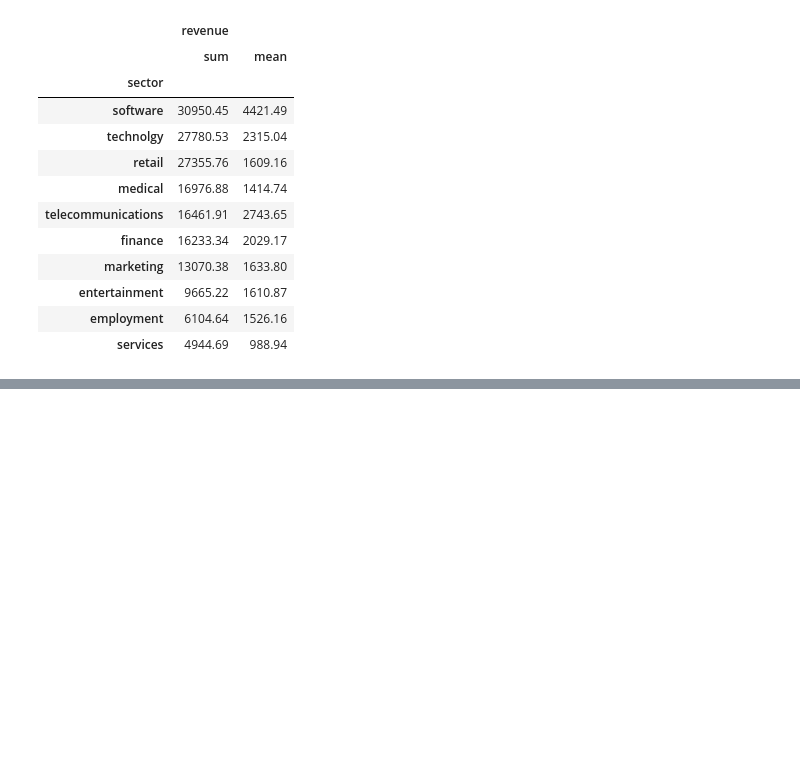
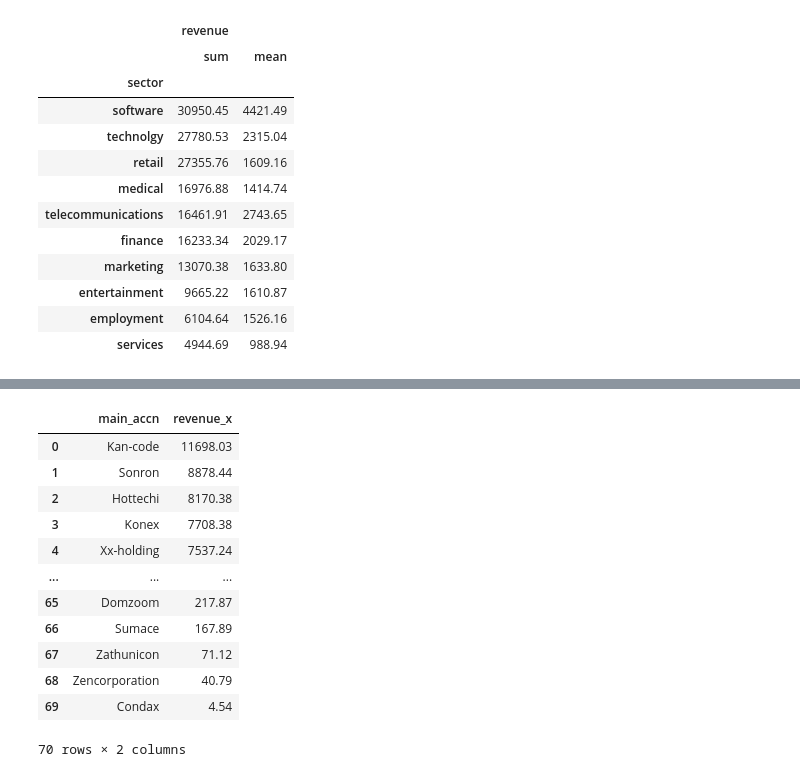
Before and after one commit to SuyogPatgave/Python_Codes-Projects, a Jupyter notebook: CRM_Project.ipynb, the cells around one changed output, grey strips where cells are left out. Saved outputs shown, nothing was run; the diff lists cells and outputs as text; code cells hidden in the pictures; blank space fills up the shorter version.

```diff
--- a/CRM_Project.ipynb
+++ b/CRM_Project.ipynb
@@ -495,0 +526,18 @@ rev_by_sec
+# %%
+#Total revenue by grouping account
+revenue_by_account = acc_main.groupby('main_accn')['revenue_x'].sum().sort_values(ascending=False).reset_index()
+revenue_by_account
+# %% [output]
+|  | main_accn | revenue_x |
+| 0 | Kan-code | 11698.03 |
+| 1 | Sonron | 8878.44 |
+| 2 | Hottechi | 8170.38 |
+| 3 | Konex | 7708.38 |
+| 4 | Xx-holding | 7537.24 |
+| ... | ... | ... |
+| 65 | Domzoom | 217.87 |
+| 66 | Sumace | 167.89 |
+| 67 | Zathunicon | 71.12 |
+| 68 | Zencorporation | 40.79 |
+| 69 | Condax | 4.54 |
+70 rows × 2 columns
```
Also changed, not shown: parts of 6 cells of this notebook.
